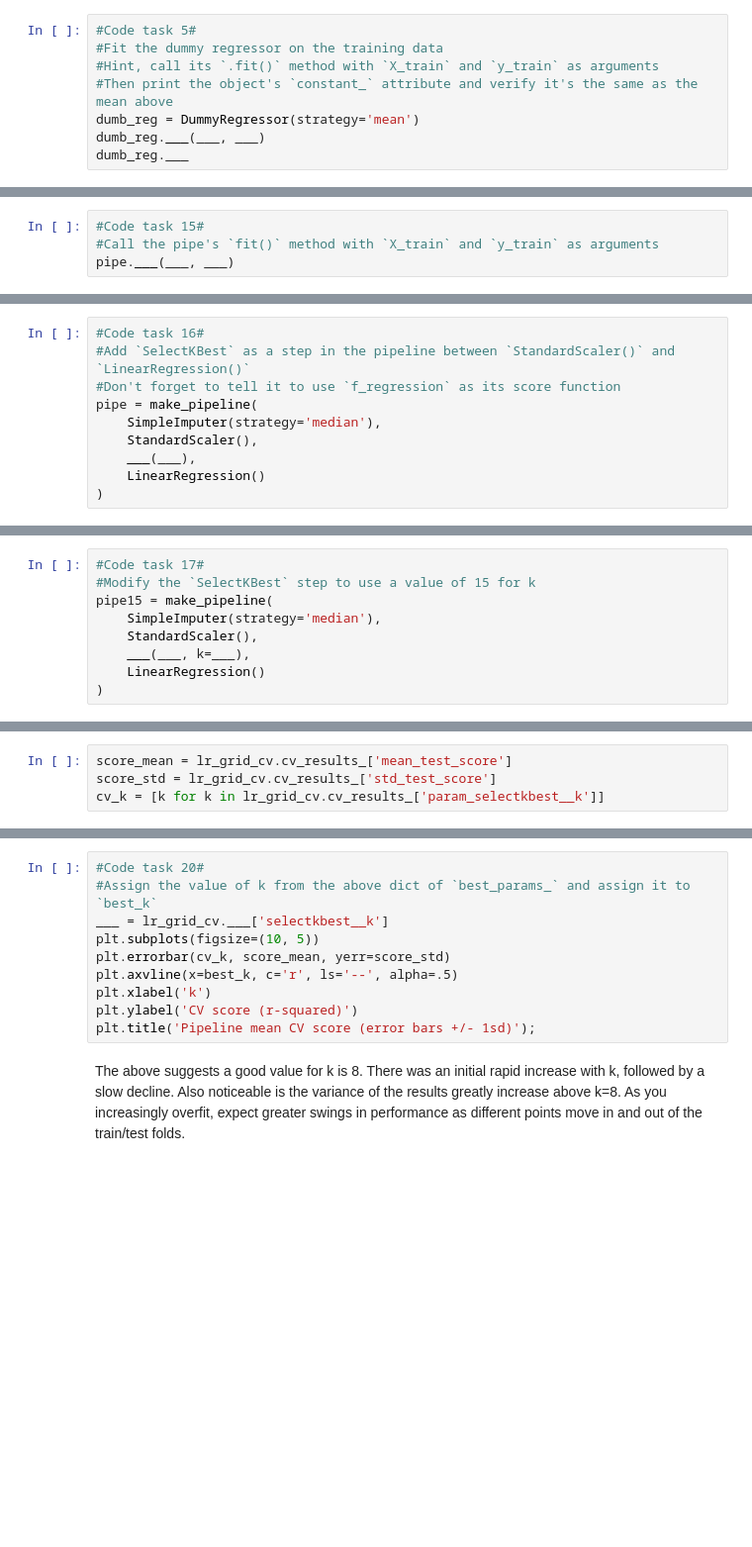
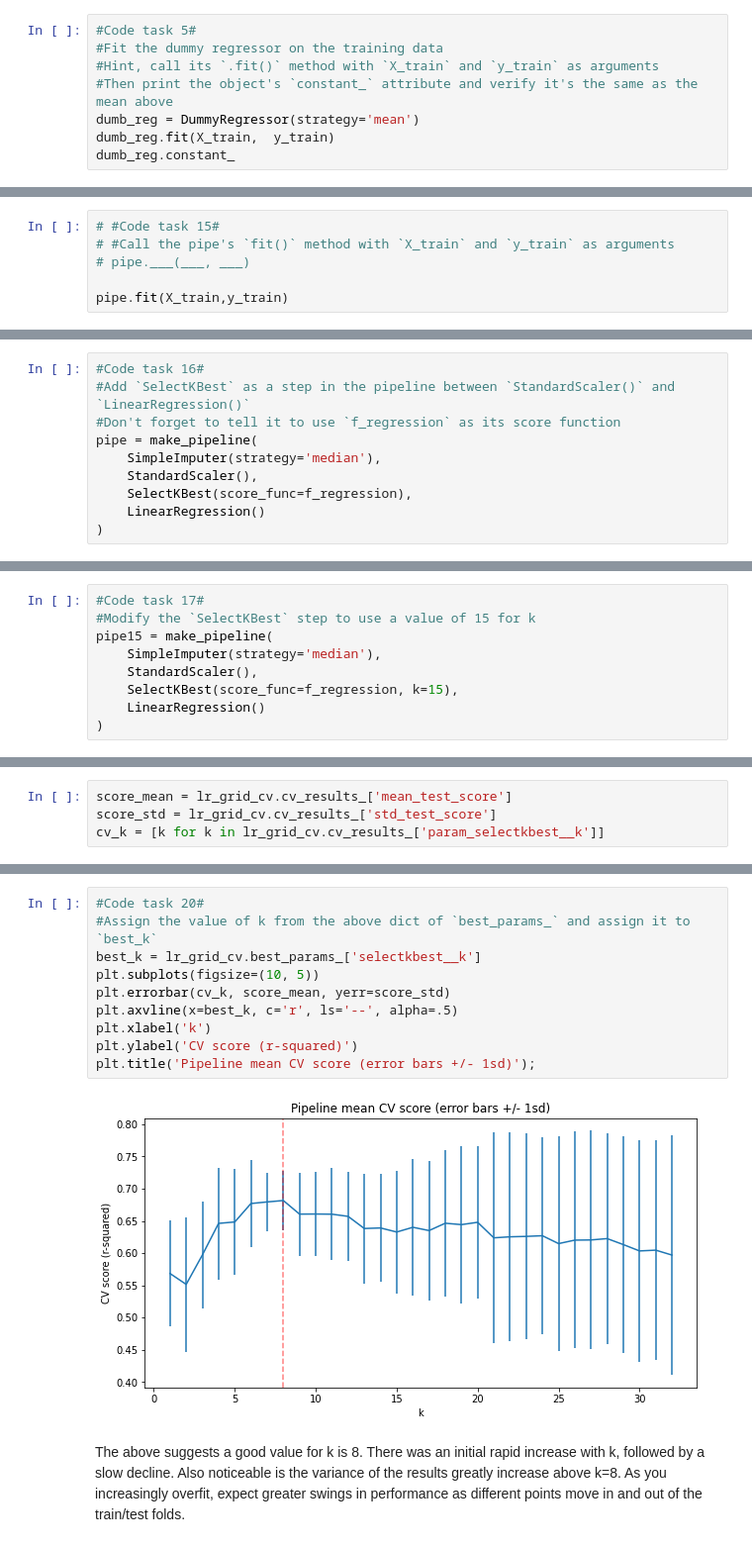
Before and after one commit to misterrustia/DataScienceGuidedCapstone, a Jupyter notebook: Notebooks/04_preprocessing_and_training.ipynb, the cells around one changed output, grey strips where cells are left out. Shown: that part at 99% size. Cells and saved outputs as stored; diff of their text form; blank space fills up the shorter version.

```diff
--- a/Notebooks/04_preprocessing_and_training.ipynb
+++ b/Notebooks/04_preprocessing_and_training.ipynb
@@ -208,5 +282,5 @@ train_mean
 #Hint, call its `.fit()` method with `X_train` and `y_train` as arguments
 #Then print the object's `constant_` attribute and verify it's the same as the mean above
 dumb_reg = DummyRegressor(strategy='mean')
-dumb_reg.___(___, ___)
-dumb_reg.___
+dumb_reg.fit(X_train,  y_train)
+dumb_reg.constant_
@@ -600,6 +726,8 @@ hasattr(pipe, 'fit'), hasattr(pipe, 'predict')
 # %% [markdown]
 Here, a single call to the pipeline's `fit()` method combines the steps of learning the imputation (determining what values to use to fill the missing ones), the scaling (determining the mean to subtract and the variance to divide by), and then training the model. It does this all in the one call with the training data as arguments.
 # %%
-#Code task 15#
-#Call the pipe's `fit()` method with `X_train` and `y_train` as arguments
-pipe.___(___, ___)
+# #Code task 15#
+# #Call the pipe's `fit()` method with `X_train` and `y_train` as arguments
+# pipe.___(___, ___)
+
+pipe.fit(X_train,y_train)
@@ -658,6 +790,6 @@ Redefine your pipeline to include this feature selection step:
 pipe = make_pipeline(
     SimpleImputer(strategy='median'),
     StandardScaler(),
-    ___(___),
+    SelectKBest(score_func=f_regression),
     LinearRegression()
 )
@@ -694,7 +828,7 @@ This has made things worse! Clearly selecting a subset of features has an impact
 pipe15 = make_pipeline(
     SimpleImputer(strategy='median'),
     StandardScaler(),
-    ___(___, k=___),
+    SelectKBest(score_func=f_regression, k=15),
     LinearRegression()
 )
 # %% [markdown]
@@ -802,13 +942,15 @@ lr_grid_cv.___
 # %%
 #Code task 20#
 #Assign the value of k from the above dict of `best_params_` and assign it to `best_k`
-___ = lr_grid_cv.___['selectkbest__k']
+best_k = lr_grid_cv.best_params_['selectkbest__k']
 plt.subplots(figsize=(10, 5))
 plt.errorbar(cv_k, score_mean, yerr=score_std)
 plt.axvline(x=best_k, c='r', ls='--', alpha=.5)
 plt.xlabel('k')
 plt.ylabel('CV score (r-squared)')
 plt.title('Pipeline mean CV score (error bars +/- 1sd)');
+# %% [output]
+[figure, added]
 # %% [markdown]
 The above suggests a good value for k is 8. There was an initial rapid increase with k, followed by a slow decline. Also noticeable is the variance of the results greatly increase above k=8. As you increasingly overfit, expect greater swings in performance as different points move in and out of the train/test folds.
 # %% [markdown]
```
Also changed, not shown: parts of 58 cells of this notebook, 2 other files.
